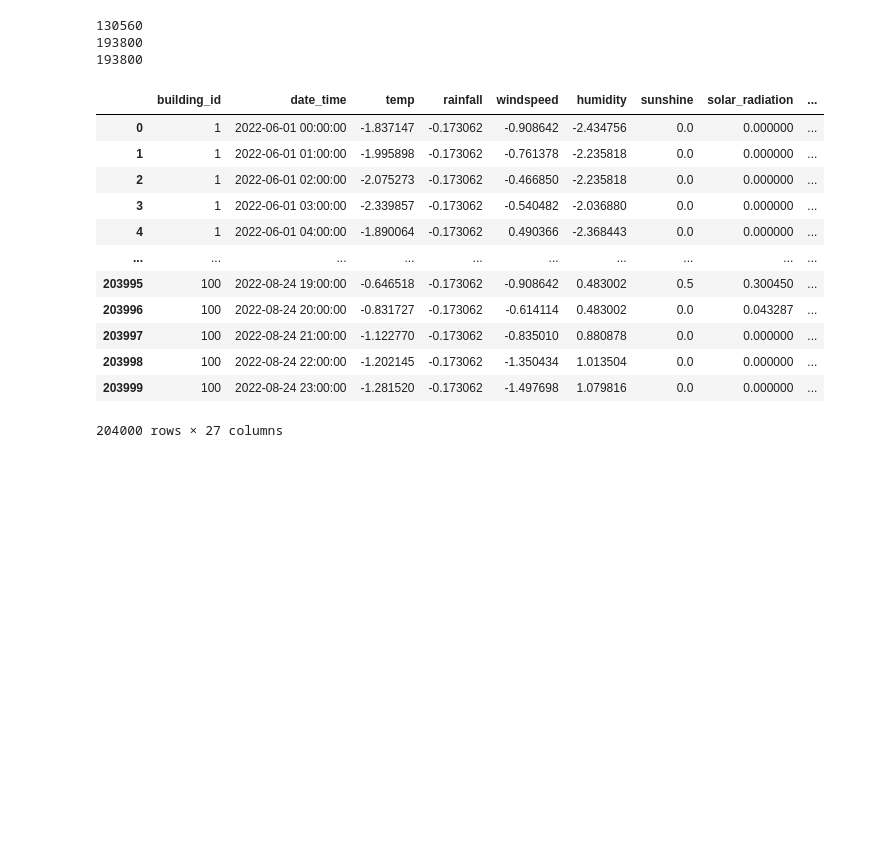
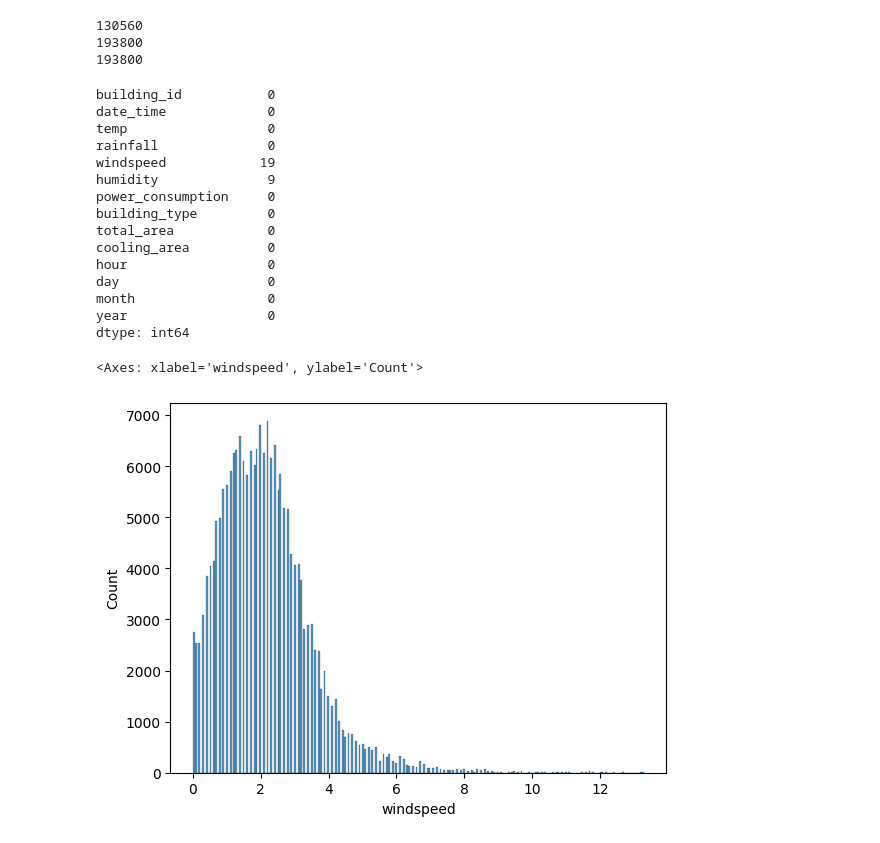
Before and after one commit to life-ofpi/SDATP, a Jupyter notebook: sda_project_jinseo.ipynb, the cells around one changed output. Saved outputs shown, nothing was run; the diff lists cells and outputs as text; code cells hidden in the pictures; blank space fills up the shorter version.

```diff
--- a/sda_project_jinseo.ipynb
+++ b/sda_project_jinseo.ipynb
@@ -173,28 +182,26 @@ print(len(train[train['pcs_cap'] == '-']))
 193800
 # %%
 train = train.drop(['solar_power_cap', 'ess_cap', 'pcs_cap'], axis=1)
-# %%
-#building type이 범주형이기 때문에 수치형으로 변환해준다
-train= pd.get_dummies(train, columns=['building_type'])
-# %%
-#서로 다른 스케일을 가진 수치형 feature 스케일을 조정
-from sklearn.preprocessing import StandardScaler
-scaler = StandardScaler()
-columns_to_scale = ['temp', 'rainfall', 'windspeed', 'humidity']
-train[columns_to_scale] = scaler.fit_transform(train[columns_to_scale])
 # %%
-train
+train.isna().sum()
 # %% [output]
-|  | building_id | date_time | temp | rainfall | windspeed | humidity | sunshine | solar_radiation | ... |
-| 0 | 1 | 2022-06-01 00:00:00 | -1.837147 | -0.173062 | -0.908642 | -2.434756 | 0.0 | 0.000000 | ... |
-| 1 | 1 | 2022-06-01 01:00:00 | -1.995898 | -0.173062 | -0.761378 | -2.235818 | 0.0 | 0.000000 | ... |
-| 2 | 1 | 2022-06-01 02:00:00 | -2.075273 | -0.173062 | -0.466850 | -2.235818 | 0.0 | 0.000000 | ... |
-| 3 | 1 | 2022-06-01 03:00:00 | -2.339857 | -0.173062 | -0.540482 | -2.036880 | 0.0 | 0.000000 | ... |
-| 4 | 1 | 2022-06-01 04:00:00 | -1.890064 | -0.173062 | 0.490366 | -2.368443 | 0.0 | 0.000000 | ... |
-| ... | ... | ... | ... | ... | ... | ... | ... | ... | ... |
-| 203995 | 100 | 2022-08-24 19:00:00 | -0.646518 | -0.173062 | -0.908642 | 0.483002 | 0.5 | 0.300450 | ... |
-| 203996 | 100 | 2022-08-24 20:00:00 | -0.831727 | -0.173062 | -0.614114 | 0.483002 | 0.0 | 0.043287 | ... |
-| 203997 | 100 | 2022-08-24 21:00:00 | -1.122770 | -0.173062 | -0.835010 | 0.880878 | 0.0 | 0.000000 | ... |
-| 203998 | 100 | 2022-08-24 22:00:00 | -1.202145 | -0.173062 | -1.350434 | 1.013504 | 0.0 | 0.000000 | ... |
-| 203999 | 100 | 2022-08-24 23:00:00 | -1.281520 | -0.173062 | -1.497698 | 1.079816 | 0.0 | 0.000000 | ... |
-204000 rows × 27 columns
+building_id           0
+date_time             0
+temp                  0
+rainfall              0
+windspeed            19
+humidity              9
+power_consumption     0
+building_type         0
+total_area            0
+cooling_area          0
+hour                  0
+day                   0
+month                 0
+year                  0
+dtype: int64
+# %%
+sns.histplot(train['windspeed'])
+# %% [output]
+<Axes: xlabel='windspeed', ylabel='Count'>
+[figure, added]
```
Also changed, not shown: parts of 17 cells of this notebook.
